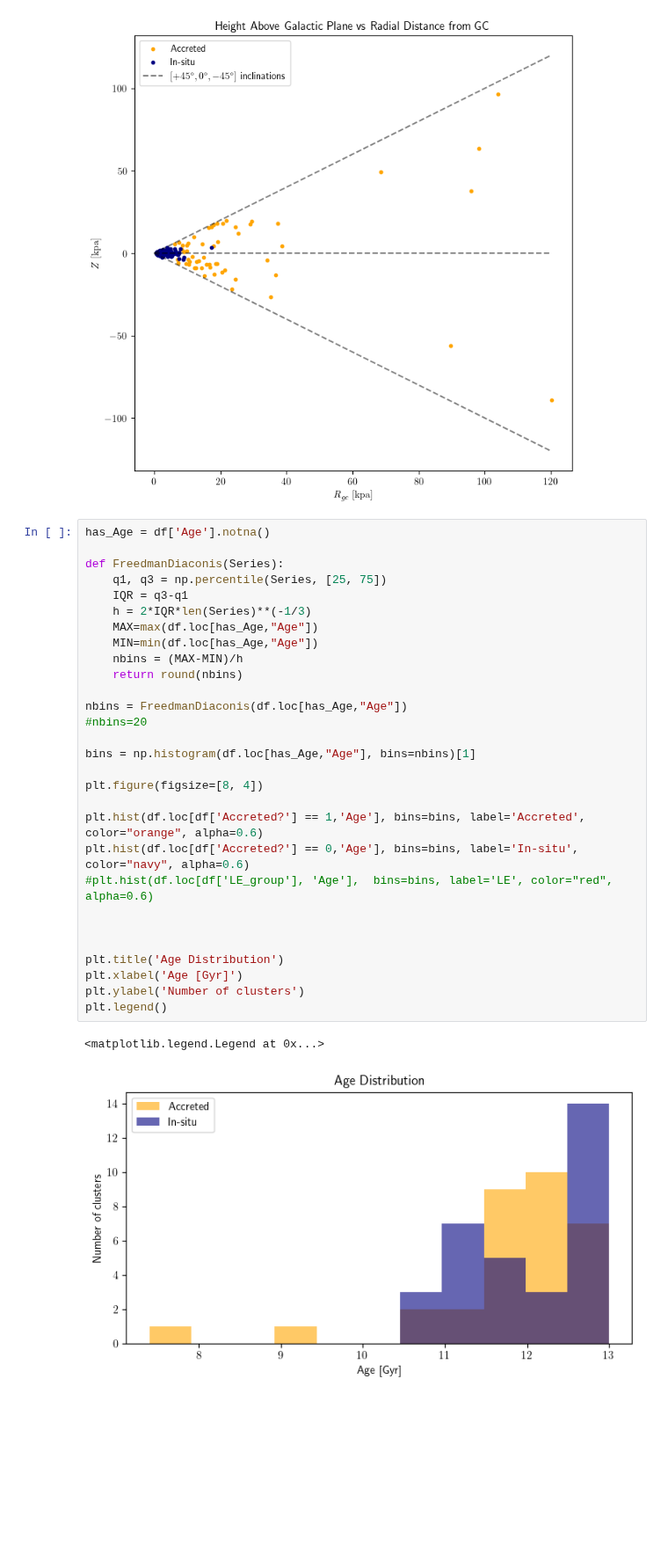
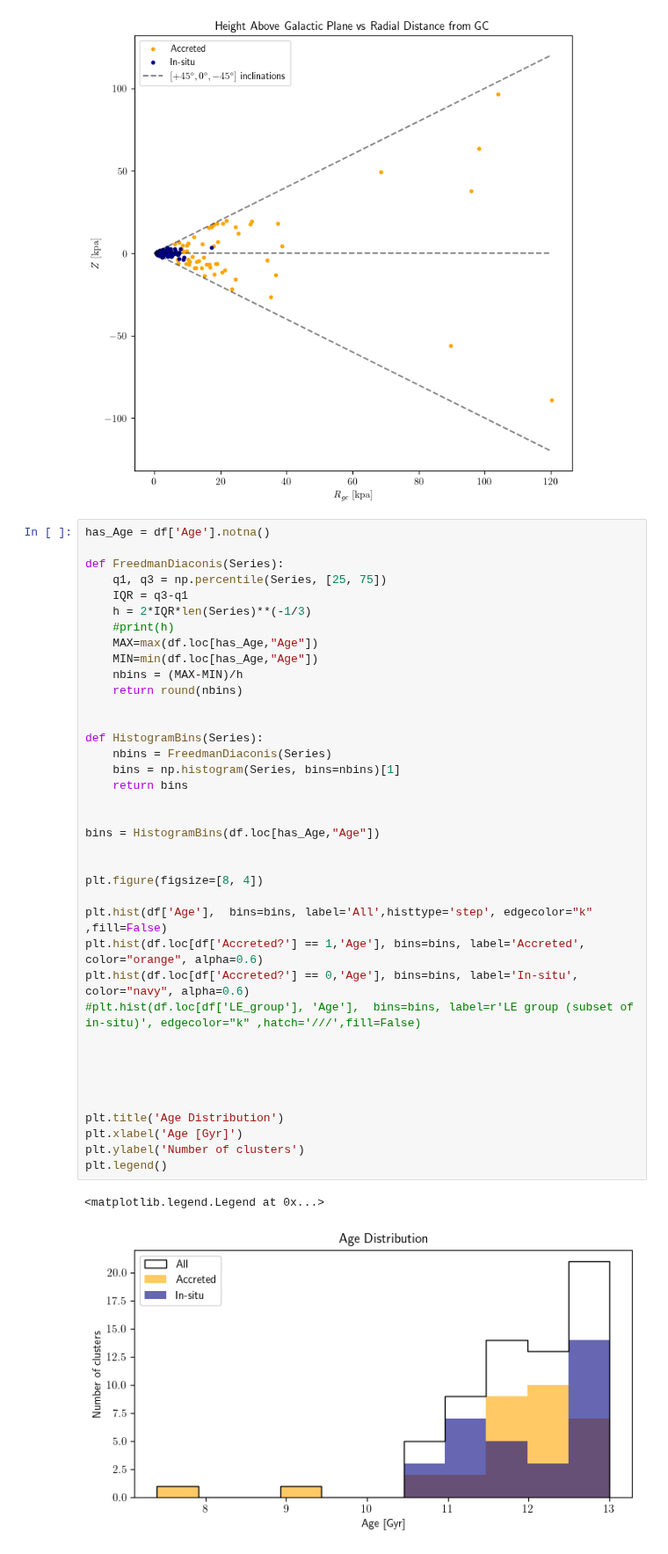
Before and after one commit to Valerii-Radchenkov/3116_Project, a Jupyter notebook: Analysis_new.ipynb, the cells around one changed output. Shown at 88% size. Saved outputs shown, nothing was run; the diff lists cells and outputs as text; blank space fills up the shorter version.

```diff
--- a/Analysis_new.ipynb
+++ b/Analysis_new.ipynb
@@ -277,32 +277,41 @@ plt.legend()
 # %%
 has_Age = df['Age'].notna()
 
 def FreedmanDiaconis(Series):
     q1, q3 = np.percentile(Series, [25, 75])
     IQR = q3-q1
     h = 2*IQR*len(Series)**(-1/3)
+    #print(h)
     MAX=max(df.loc[has_Age,"Age"])
     MIN=min(df.loc[has_Age,"Age"])
     nbins = (MAX-MIN)/h
     return round(nbins)
 
-nbins = FreedmanDiaconis(df.loc[has_Age,"Age"])
-#nbins=20
 
-bins = np.histogram(df.loc[has_Age,"Age"], bins=nbins)[1]
+def HistogramBins(Series):
+    nbins = FreedmanDiaconis(Series)
+    bins = np.histogram(Series, bins=nbins)[1]
+    return bins
+
+
+bins = HistogramBins(df.loc[has_Age,"Age"])
+
 
 plt.figure(figsize=[8, 4])
 
+plt.hist(df['Age'],  bins=bins, label='All',histtype='step', edgecolor="k" ,fill=False)
 plt.hist(df.loc[df['Accreted?'] == 1,'Age'], bins=bins, label='Accreted', color="orange", alpha=0.6)
 plt.hist(df.loc[df['Accreted?'] == 0,'Age'], bins=bins, label='In-situ', color="navy", alpha=0.6)
-#plt.hist(df.loc[df['LE_group'], 'Age'],  bins=bins, label='LE', color="red", alpha=0.6)
+#plt.hist(df.loc[df['LE_group'], 'Age'],  bins=bins, label=r'LE group (subset of in-situ)', edgecolor="k" ,hatch='///',fill=False)
+
+
 
 
 
 plt.title('Age Distribution')
 plt.xlabel('Age [Gyr]')
 plt.ylabel('Number of clusters')
 plt.legend()
 # %% [output]
 <matplotlib.legend.Legend at 0x...>
-[figure, old version]
+[figure, new version]
```
